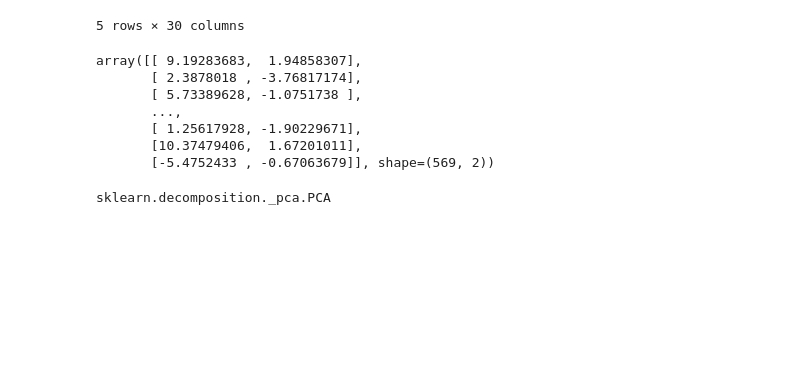
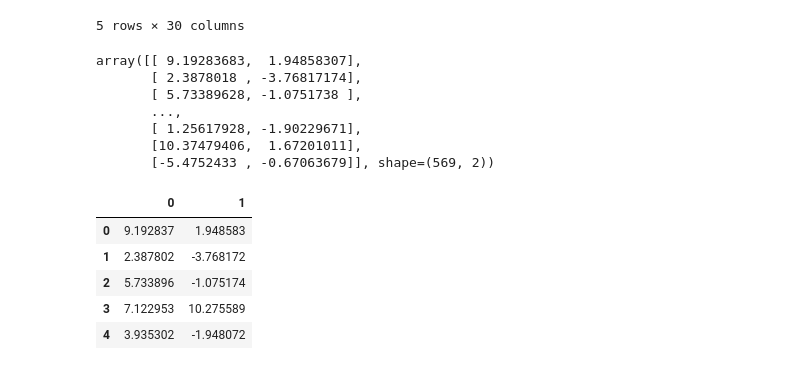
Before and after one commit to Kulekule2003/ML-notebooks, a Jupyter notebook: unsupervised learning.ipynb, the cells around one changed output. Saved outputs shown, nothing was run; the diff lists cells and outputs as text; code cells hidden in the pictures; blank space fills up the shorter version.

```diff
--- a/unsupervised learning.ipynb
+++ b/unsupervised learning.ipynb
@@ -43,6 +42,11 @@ array([[ 9.19283683,  1.94858307],
        [10.37479406,  1.67201011],
        [-5.4752433 , -0.67063679]], shape=(569, 2))
 # %%
-type(pc_cancer)
+pd.DataFrame(pc_cancer).head()
 # %% [output]
-sklearn.decomposition._pca.PCA
+|  | 0 | 1 |
+| 0 | 9.192837 | 1.948583 |
+| 1 | 2.387802 | -3.768172 |
+| 2 | 5.733896 | -1.075174 |
+| 3 | 7.122953 | 10.275589 |
+| 4 | 3.935302 | -1.948072 |
```
Also changed, not shown: parts of 2 cells of this notebook.
